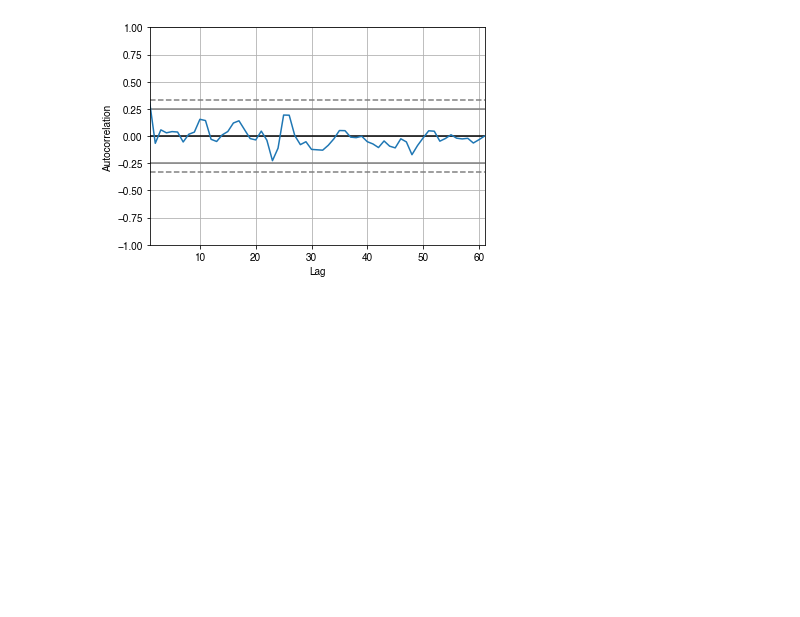
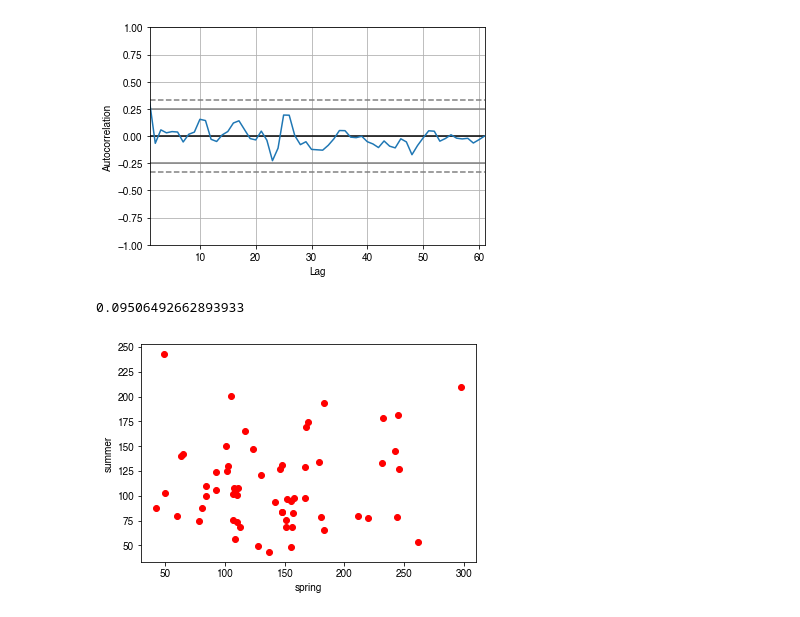
Before and after one commit to mdekauwe/TasFACE_rainfall, a Jupyter notebook: TasFACE_rainfall_analysis.ipynb, the cells around one changed output. Saved outputs shown, nothing was run; the diff lists cells and outputs as text; code cells hidden in the pictures; blank space fills up the shorter version.

```diff
--- a/TasFACE_rainfall_analysis.ipynb
+++ b/TasFACE_rainfall_analysis.ipynb
@@ -148,3 +141,18 @@ autocorrelation_plot(df.PPT.resample("A").agg("sum"))
 # %% [output]
 <matplotlib.axes._subplots.AxesSubplot at 0x...>
 [figure]
+# %%
+# Look at the reln between spring PPT and summer PPT
+spring = df[(df.index.month >= 4) & (df_spells.index.month < 7)].PPT
+spring = spring.resample("A").agg("sum")
+
+summer = df[(df.index.month >= 7) & (df_spells.index.month < 10)].PPT
+summer = summer.resample("A").agg("sum")
+# %%
+plt.plot(spring, summer, "ro")
+plt.xlabel("spring")
+plt.ylabel("summer")
+print(np.corrcoef(spring, summer)[0, 1])
+# %% [output]
+0.09506492662893933
+[figure, added]
```
Also changed, not shown: parts of 1 cell of this notebook.
